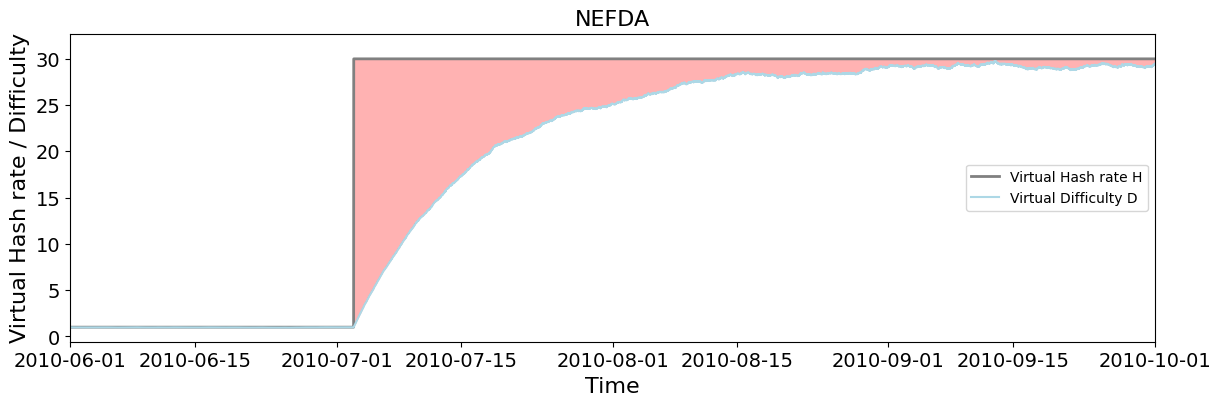
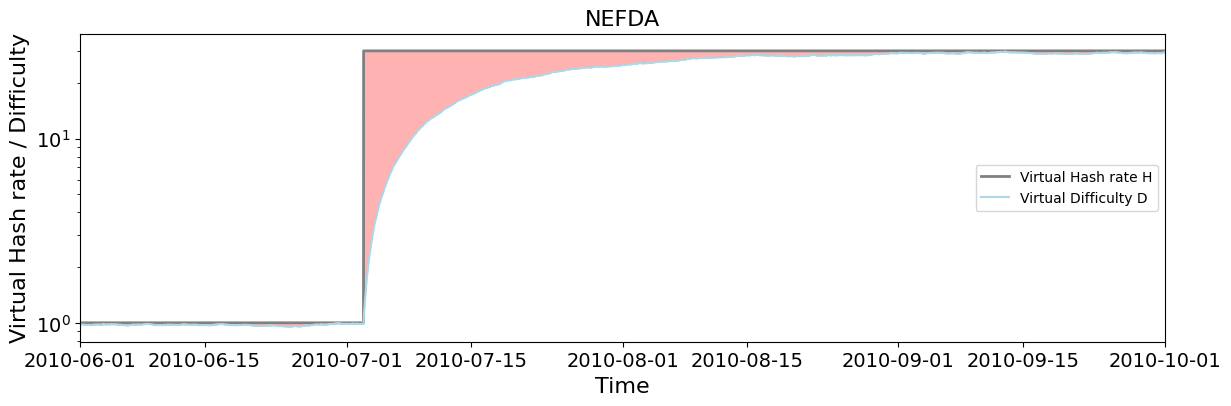
Code edit (unified diff) that turned the first committed figure into the second:
--- before
+++ after
@@ -6,5 +6,5 @@
 ax.plot(df_1_layer['median_time'], df_1_layer['real_hash_rate'] / 7000000, color='gray', label='Virtual Hash rate H', linewidth=2)
 ax.plot(df_1_layer['median_time'], df_1_layer['layer_1_virtual_difficulty'], color='lightblue', label='Virtual Difficulty D')
-# ax.set_yscale('log')
+ax.set_yscale('log')
 ax.set_title('NEFDA', fontsize=16)
 ax.set_xlabel('Time', fontsize=16)

Commit: Update visualisation_final.ipynb